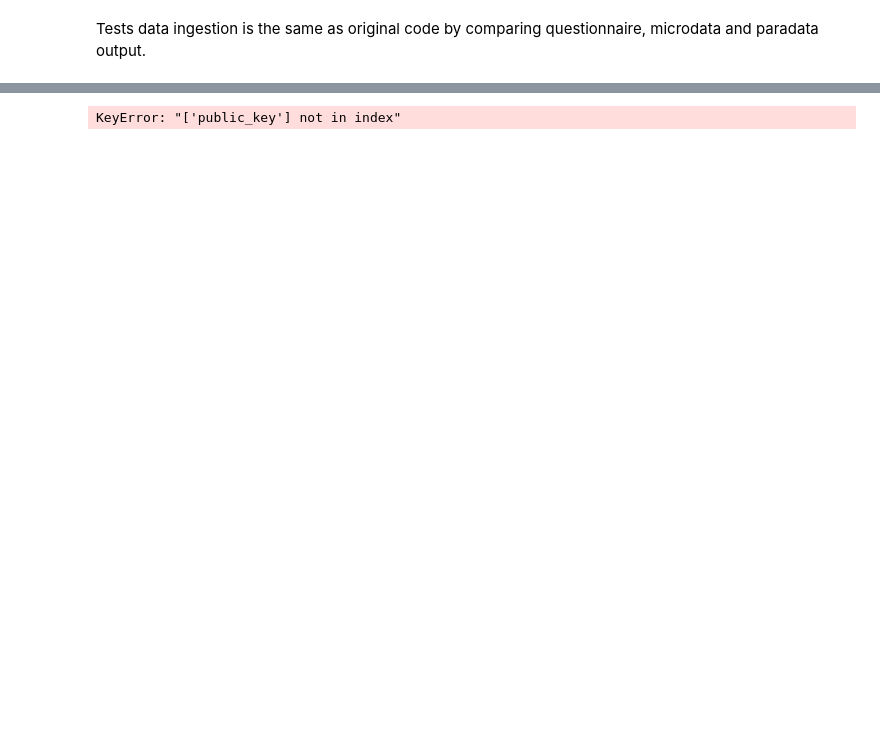
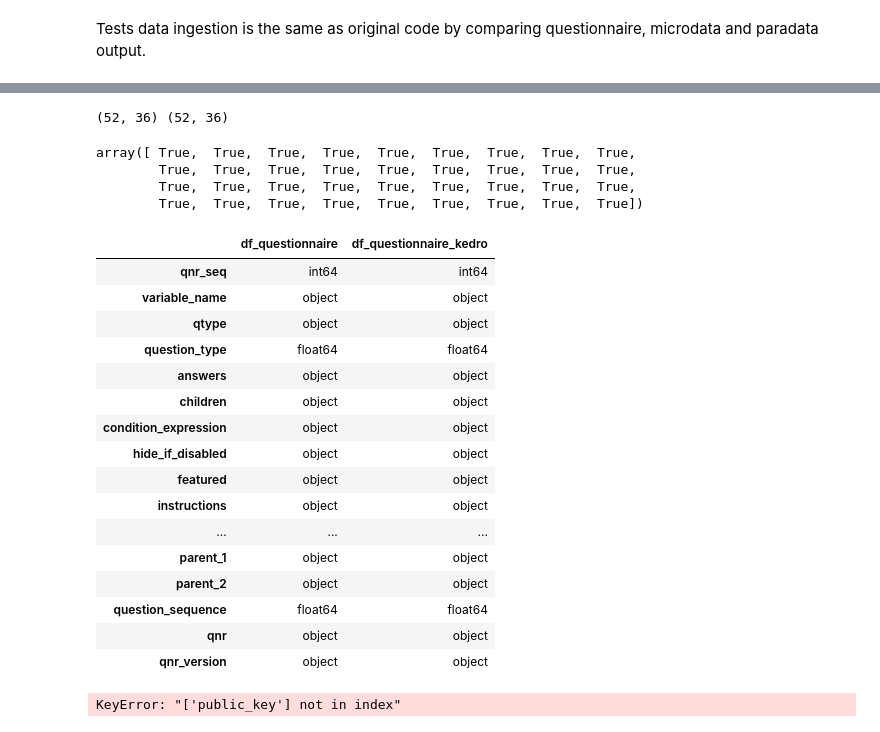
Before and after one commit to RowSquared/rissk, a Jupyter notebook: rissk_kedro/src/rissk_kedro/test_ingestion.ipynb, the cells around one changed output, grey strips where cells are left out. Drawn from its saved outputs; the diff is of its cells as text; code cells hidden in the pictures; blank space fills up the shorter version.

```diff
--- a/rissk_kedro/src/rissk_kedro/test_ingestion.ipynb
+++ b/rissk_kedro/src/rissk_kedro/test_ingestion.ipynb
@@ -307,3 +373,34 @@ compare_parquet_files(df_microdata_kedro, df_microdata, check='cells')
+# %%
+print(df_questionnaire.shape, df_questionnaire_kedro.shape)
+# %% [output]
+(52, 36) (52, 36)
+# %%
+df_questionnaire.columns == df_questionnaire_kedro.columns
+# %% [output]
+array([ True,  True,  True,  True,  True,  True,  True,  True,  True,
+        True,  True,  True,  True,  True,  True,  True,  True,  True,
+        True,  True,  True,  True,  True,  True,  True,  True,  True,
+        True,  True,  True,  True,  True,  True,  True,  True,  True])
+# %%
+pd.DataFrame({'df_questionnaire': df_questionnaire.dtypes, 'df_questionnaire_kedro': df_questionnaire_kedro.dtypes})
+# %% [output]
+|  | df_questionnaire | df_questionnaire_kedro |
+| qnr_seq | int64 | int64 |
+| variable_name | object | object |
+| qtype | object | object |
+| question_type | float64 | float64 |
+| answers | object | object |
+| children | object | object |
+| condition_expression | object | object |
+| hide_if_disabled | object | object |
+| featured | object | object |
+| instructions | object | object |
+| ... | ... | ... |
+| parent_1 | object | object |
+| parent_2 | object | object |
+| question_sequence | float64 | float64 |
+| qnr | object | object |
+| qnr_version | object | object |
 # %%
 compare_parquet_files(df_questionnaire_kedro, df_questionnaire, check='cells')
 # %% [output]
```
Also changed, not shown: parts of 11 cells of this notebook, 3 other files.
